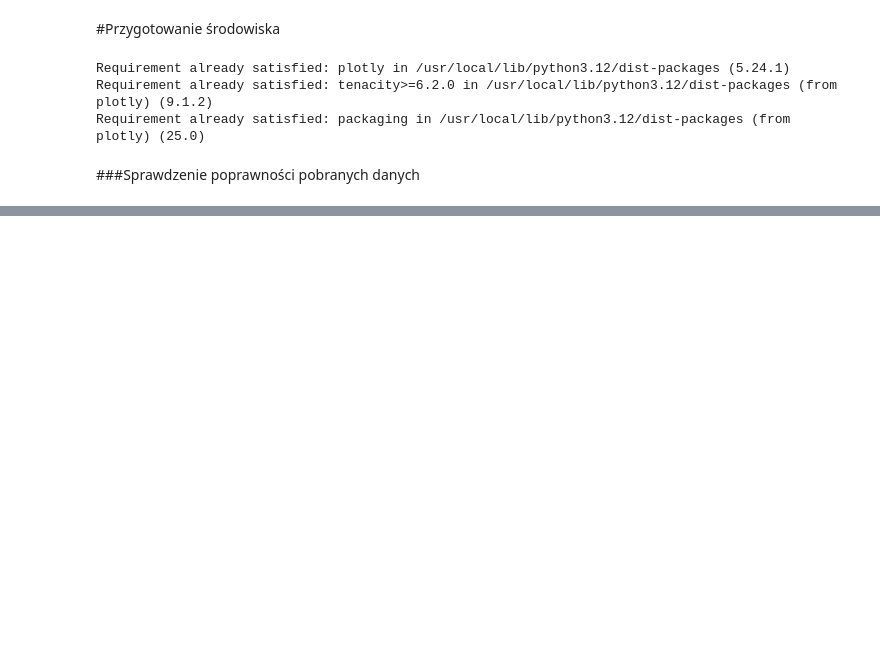
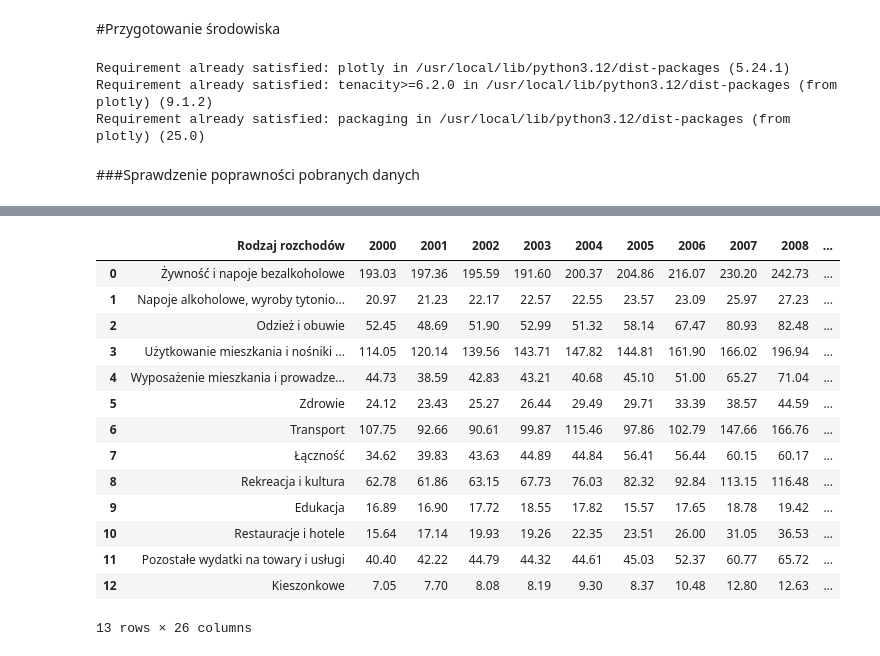
Before and after one commit to adr-lipkiev/EK-symulacja, a Jupyter notebook: EK_symulacja.ipynb, the cells around one changed output, grey strips where cells are left out. Drawn from its saved outputs; the diff is of its cells as text; code cells hidden in the pictures; blank space fills up the shorter version.

```diff
--- a/EK_symulacja.ipynb
+++ b/EK_symulacja.ipynb
@@ -366,0 +32,20 @@ fig6.write_html('dobra_procent_rokdoroku.html')
+# %%
+wydatki = wydatki.dropna(how = 'all')
+# %%
+wydatki
+# %% [output]
+|  | Rodzaj rozchodów | 2000 | 2001 | 2002 | 2003 | 2004 | 2005 | 2006 | 2007 | 2008 | ... |
+| 0 | Żywność i napoje bezalkoholowe | 193.03 | 197.36 | 195.59 | 191.60 | 200.37 | 204.86 | 216.07 | 230.20 | 242.73 | ... |
+| 1 | Napoje alkoholowe, wyroby tytonio... | 20.97 | 21.23 | 22.17 | 22.57 | 22.55 | 23.57 | 23.09 | 25.97 | 27.23 | ... |
+| 2 | Odzież i obuwie | 52.45 | 48.69 | 51.90 | 52.99 | 51.32 | 58.14 | 67.47 | 80.93 | 82.48 | ... |
+| 3 | Użytkowanie mieszkania i nośniki ... | 114.05 | 120.14 | 139.56 | 143.71 | 147.82 | 144.81 | 161.90 | 166.02 | 196.94 | ... |
+| 4 | Wyposażenie mieszkania i prowadze... | 44.73 | 38.59 | 42.83 | 43.21 | 40.68 | 45.10 | 51.00 | 65.27 | 71.04 | ... |
+| 5 | Zdrowie | 24.12 | 23.43 | 25.27 | 26.44 | 29.49 | 29.71 | 33.39 | 38.57 | 44.59 | ... |
+| 6 | Transport | 107.75 | 92.66 | 90.61 | 99.87 | 115.46 | 97.86 | 102.79 | 147.66 | 166.76 | ... |
+| 7 | Łączność | 34.62 | 39.83 | 43.63 | 44.89 | 44.84 | 56.41 | 56.44 | 60.15 | 60.17 | ... |
+| 8 | Rekreacja i kultura | 62.78 | 61.86 | 63.15 | 67.73 | 76.03 | 82.32 | 92.84 | 113.15 | 116.48 | ... |
+| 9 | Edukacja | 16.89 | 16.90 | 17.72 | 18.55 | 17.82 | 15.57 | 17.65 | 18.78 | 19.42 | ... |
+| 10 | Restauracje i hotele | 15.64 | 17.14 | 19.93 | 19.26 | 22.35 | 23.51 | 26.00 | 31.05 | 36.53 | ... |
+| 11 | Pozostałe wydatki na towary i usługi | 40.40 | 42.22 | 44.79 | 44.32 | 44.61 | 45.03 | 52.37 | 60.77 | 65.72 | ... |
+| 12 | Kieszonkowe | 7.05 | 7.70 | 8.08 | 8.19 | 9.30 | 8.37 | 10.48 | 12.80 | 12.63 | ... |
+13 rows × 26 columns
```
Also changed, not shown: parts of 52 cells of this notebook.
